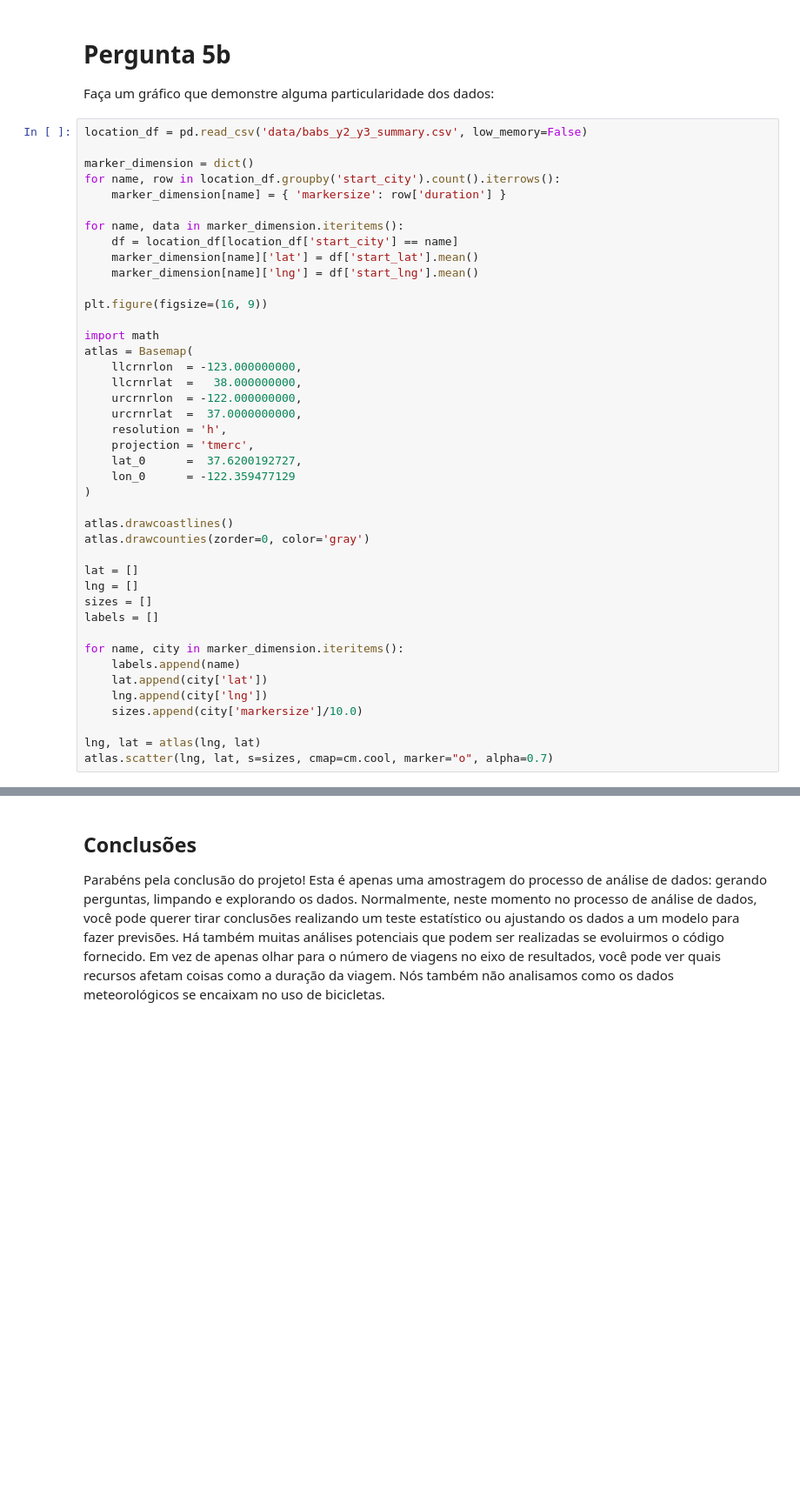
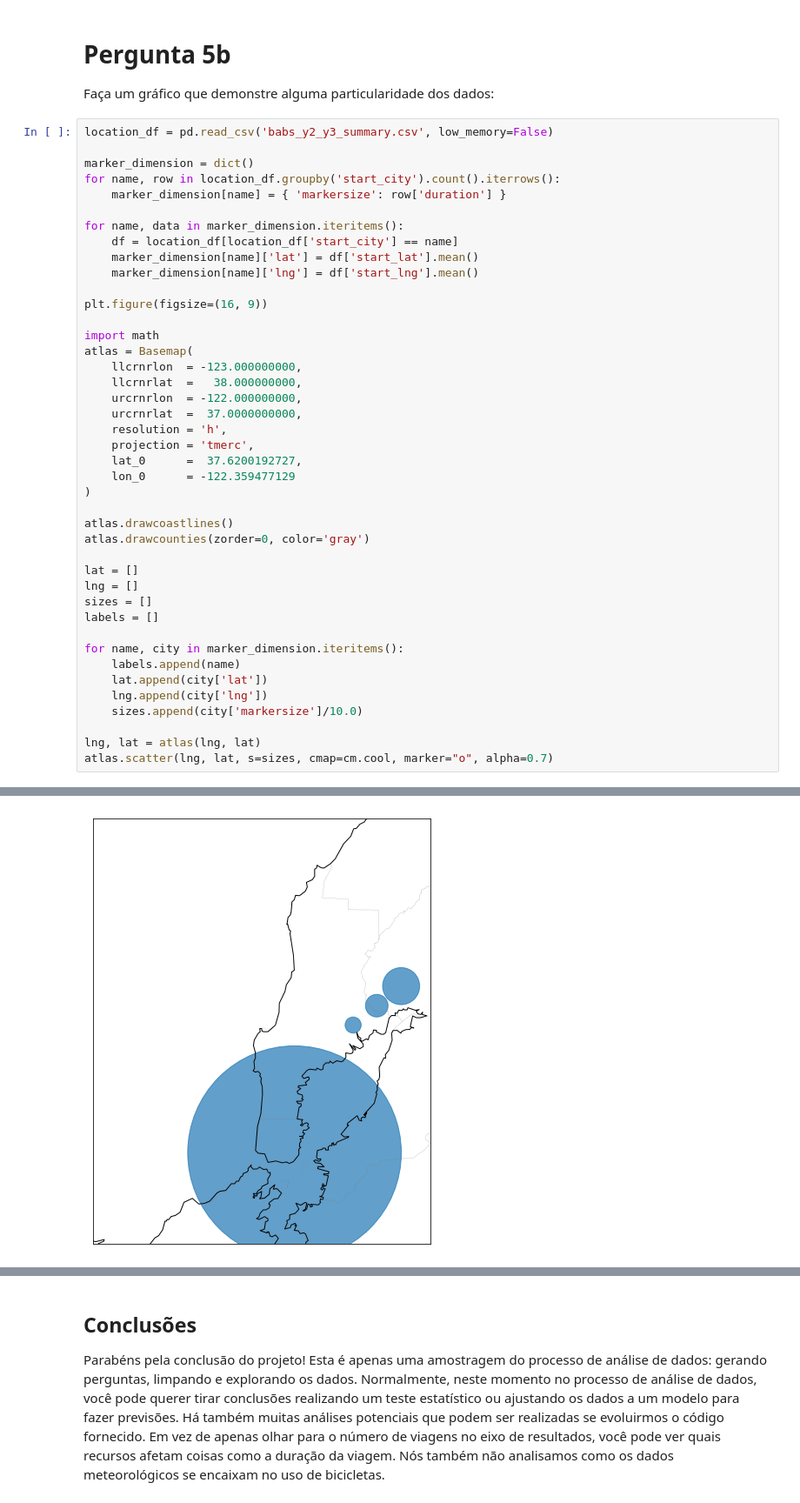
Before and after one commit to jpventura/BikeShareAnalysis, a Jupyter notebook: Analise_Bay_Area_Bike_Share-NDFDSI.ipynb, the cells around one changed output, grey strips where cells are left out. Shown at 87% size. Drawn from its saved outputs; the diff is of its cells as text; blank space fills up the shorter version.

```diff
--- a/Analise_Bay_Area_Bike_Share-NDFDSI.ipynb
+++ b/Analise_Bay_Area_Bike_Share-NDFDSI.ipynb
@@ -562,7 +560,7 @@ Podemos ver que é natural a maior quantidade de viagens ocorrer em San Fracisco
 # Pergunta 5b
 Faça um gráfico que demonstre alguma particularidade dos dados:
 # %%
-location_df = pd.read_csv('data/babs_y2_y3_summary.csv', low_memory=False)
+location_df = pd.read_csv('babs_y2_y3_summary.csv', low_memory=False)
 
 marker_dimension = dict()
 for name, row in location_df.groupby('start_city').count().iterrows():
@@ -603,3 +601,4 @@ for name, city in marker_dimension.iteritems():
 
 lng, lat = atlas(lng, lat)
 atlas.scatter(lng, lat, s=sizes, cmap=cm.cool, marker="o", alpha=0.7)
+# %% [output]
@@ -605,0 +606 @@ atlas.scatter(lng, lat, s=sizes, cmap=cm.cool, marker="o", alpha=0.7)
+[figure, added]
```
Also changed, not shown: parts of 14 cells of this notebook, 16 other files.
